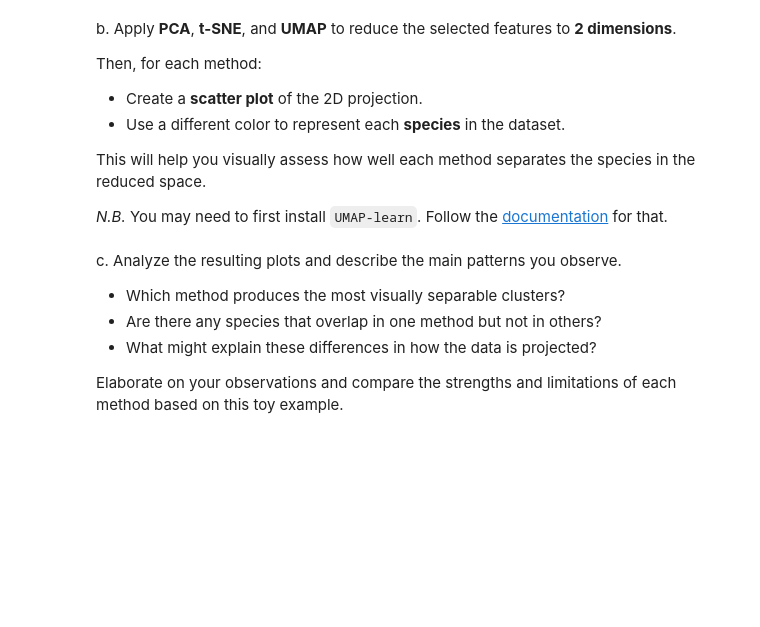
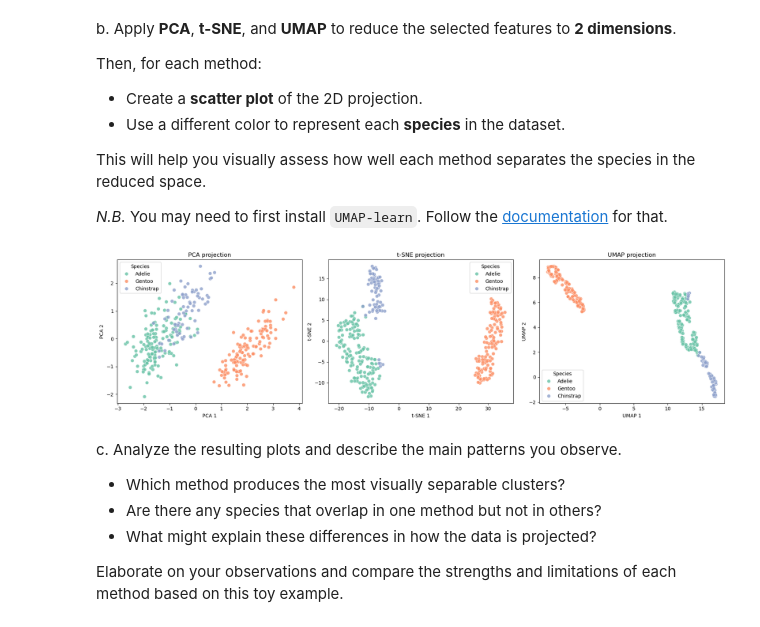
Before and after one commit to rashiadhikarira/ML2_LAB03, a Jupyter notebook: 03-tsne-and-umap.ipynb, the cells around one changed output. Saved outputs shown, nothing was run; the diff lists cells and outputs as text; code cells hidden in the pictures; blank space fills up the shorter version.

```diff
--- a/03-tsne-and-umap.ipynb
+++ b/03-tsne-and-umap.ipynb
@@ -125,6 +125,37 @@ This will help you visually assess how well each method separates the species in
 *N.B.* You may need to first install `UMAP-learn`. Follow the [documentation](https://umap-learn.readthedocs.io/en/latest/index.html) for that.
 # %%
 # YOUR CODE HERE
+import matplotlib.pyplot as plt
+import seaborn as sns
+from sklearn.decomposition import PCA
+from sklearn.manifold import TSNE
+import umap
+
+pca_emb = PCA(n_components=2, random_state=42).fit_transform(X_scaled)
+tsne_emb = TSNE(n_components=2, random_state=42).fit_transform(X_scaled)
+umap_emb = umap.UMAP(n_components=2, random_state=42).fit_transform(X_scaled)
+
+embeddings = {
+    "PCA": pca_emb,
+    "t-SNE": tsne_emb,
+    "UMAP": umap_emb,
+}
+
+fig, axes = plt.subplots(1, 3, figsize=(18, 5))
+
+for ax, (name, emb) in zip(axes, embeddings.items()):
+    sns.scatterplot(
+        x=emb[:, 0], y=emb[:, 1], hue=species.values, palette="Set2", s=50, alpha=0.8, ax=ax
+    )
+    ax.set_title(f"{name} projection")
+    ax.set_xlabel(f"{name} 1")
+    ax.set_ylabel(f"{name} 2")
+    ax.legend(title="Species")
+
+plt.tight_layout()
+plt.show()
+# %% [output]
+[figure, added]
 # %% [markdown]
 c. Analyze the resulting plots and describe the main patterns you observe.
 
```
Also changed, not shown: parts of 5 cells of this notebook.
